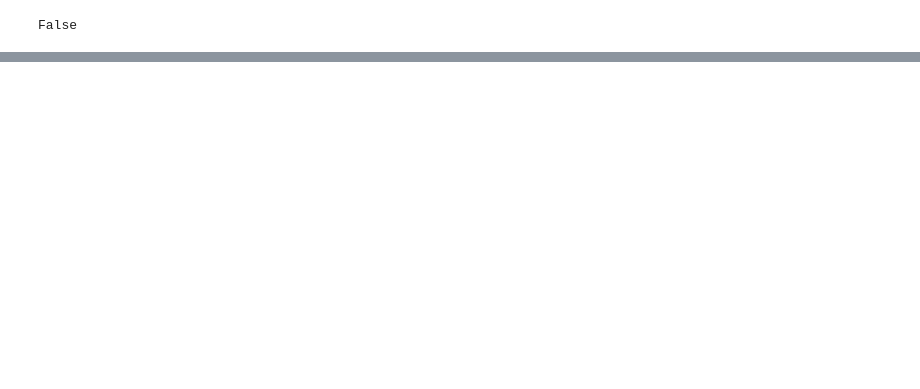
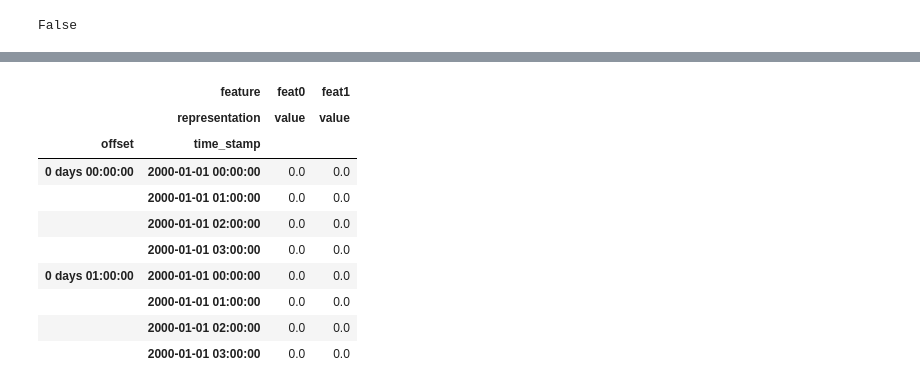
Before and after one commit to connected-intelligent-systems/forcateri, a Jupyter notebook: notebooks/ts_test.ipynb, the cells around one changed output, grey strips where cells are left out. Drawn from its saved outputs; the diff is of its cells as text; code cells hidden in the pictures; blank space fills up the shorter version.

```diff
--- a/notebooks/ts_test.ipynb
+++ b/notebooks/ts_test.ipynb
@@ -252,0 +238,21 @@ dt_quant[:10]
+# %%
+import numpy as np
+import pandas as pd
+
+from forcateri import TimeSeries
+
+rows = pd.MultiIndex.from_product(
+    [[pd.Timedelta(0), pd.Timedelta(1, "h")], pd.date_range(start=pd.Timestamp("2000-01-01"), freq="h", periods=4)],
+    names=["offset", "time_stamp"]
+)
+cols = ["feat0", "feat1"]
+
+data = np.zeros(shape=(len(rows), len(cols)))
+
+df = pd.DataFrame(index=rows, columns=cols, data=data)
+print(df)
+
+ts = TimeSeries(data=df)
+print(ts.data)
+
+print(ts.representation)
@@ -252,0 +300,4 @@ dt_quant[:10]
+# %%
+asd = TimeSeries(df,representation='determ')
+asd.data
+# %% [output]
@@ -252,0 +308,11 @@ dt_quant[:10]
+|  | feature | feat0 | feat1 |
+|  | representation | value | value |
+| offset | time_stamp |  |  |
+| 0 days 00:00:00 | 2000-01-01 00:00:00 | 0.0 | 0.0 |
+|  | 2000-01-01 01:00:00 | 0.0 | 0.0 |
+|  | 2000-01-01 02:00:00 | 0.0 | 0.0 |
+|  | 2000-01-01 03:00:00 | 0.0 | 0.0 |
+| 0 days 01:00:00 | 2000-01-01 00:00:00 | 0.0 | 0.0 |
+|  | 2000-01-01 01:00:00 | 0.0 | 0.0 |
+|  | 2000-01-01 02:00:00 | 0.0 | 0.0 |
+|  | 2000-01-01 03:00:00 | 0.0 | 0.0 |
```
Also changed, not shown: parts of 22 cells of this notebook.
